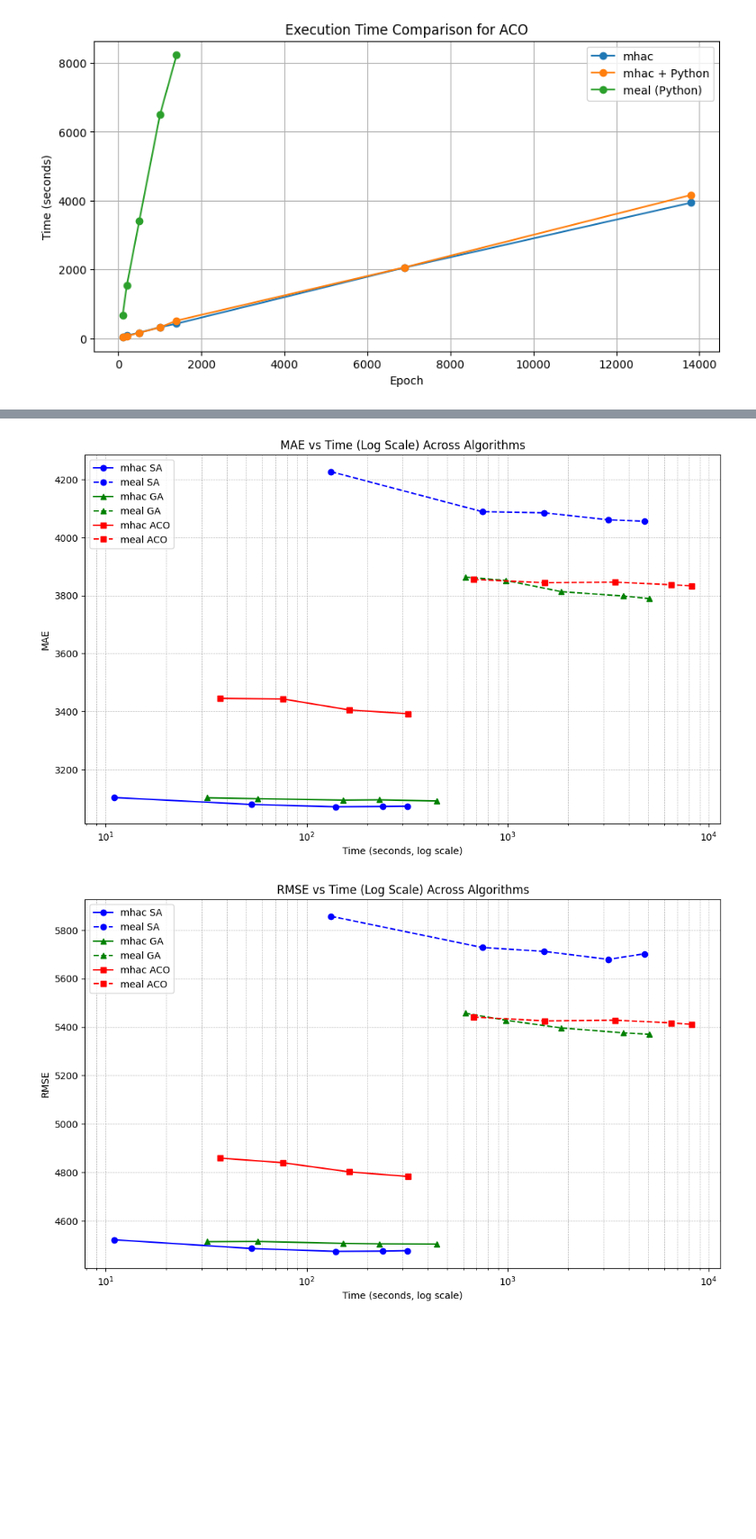
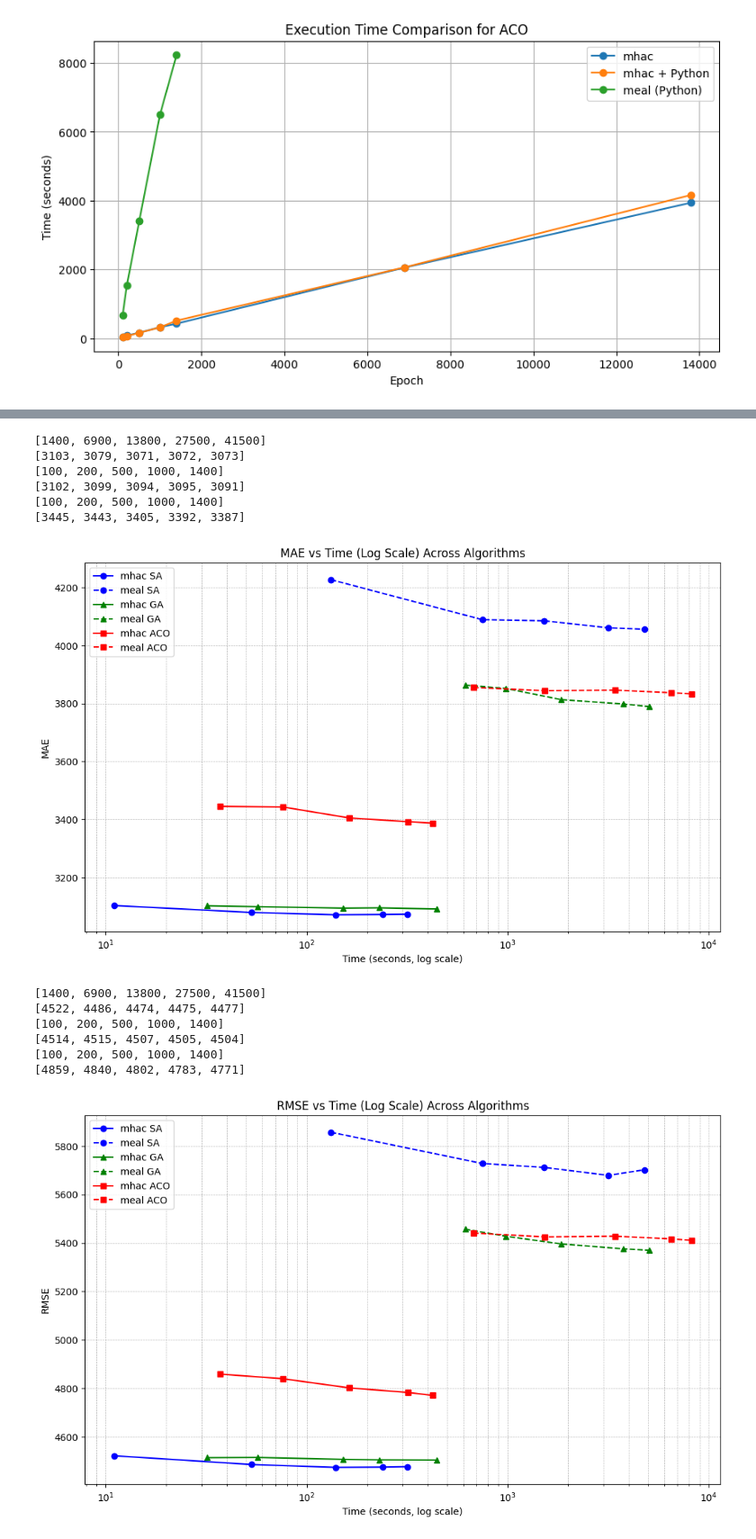
Before and after one commit to raulmarinau/mhac, a Jupyter notebook: experiment/compare_results.ipynb, the cells around one changed output, grey strips where cells are left out. Shown at 90% size. Saved outputs shown, nothing was run; the diff lists cells and outputs as text; code cells hidden in the pictures; blank space fills up the shorter version.

Commit message:
Docs and additional results

```diff
--- a/experiment/compare_results.ipynb
+++ b/experiment/compare_results.ipynb
@@ -422,6 +474,9 @@ def plot_metric_vs_time_log_scale(metric):
         meal_times = []
         meal_metrics = []
 
+        cpp_epochs = [int(epoch.replace('epoch', '')) for epoch in cpp_results[algo_name] if 'mae' in cpp_results[algo_name][epoch]]
+        meal_epochs = [int(epoch.replace('epoch', '')) for epoch in meal_results[algo_name] if 'mae' in meal_results[algo_name][epoch]]
+
         # Collect data for C++
         for epoch, data in cpp_results[algo_name].items():
             if metric in data and 'time' in data:
@@ -434,11 +489,17 @@ def plot_metric_vs_time_log_scale(metric):
                 meal_times.append(data['time'])
                 meal_metrics.append(data[metric])
 
+        print(cpp_epochs)
+        print(cpp_metrics)
+
         # Plotting using a semilogx scale for the time
-        if cpp_metrics and cpp_times:  # Check if data is not empty
+        if cpp_metrics and cpp_times:
+            # plt.semilogx(cpp_epochs, cpp_metrics, label=f'mhac {algo_name}', marker=markers[i], color=colors[i], linestyle='-')
             plt.semilogx(cpp_times, cpp_metrics, label=f'mhac {algo_name}', marker=markers[i], color=colors[i], linestyle='-')
         if meal_metrics and meal_times:
+            # plt.semilogx(meal_epochs, meal_metrics, label=f'meal {algo_name}', marker=markers[i], color=colors[i], linestyle='--')
             plt.semilogx(meal_times, meal_metrics, label=f'meal {algo_name}', marker=markers[i], color=colors[i], linestyle='--')
+
 
     plt.title(f'{metric.upper()} vs Time (Log Scale) Across Algorithms')
     plt.xlabel('Time (seconds, log scale)')
@@ -447,8 +508,20 @@ def plot_metric_vs_time_log_scale(metric):
     plt.grid(True, which='both', linestyle='--', linewidth=0.5)
     plt.show()
 # %%
-for metric in ['mae', 'rmse']:
+for metric in ['mae', 'rmse', 'std_dev']:
     plot_metric_vs_time_log_scale(metric)
 # %% [output]
+[1400, 6900, 13800, 27500, 41500]
+[3103, 3079, 3071, 3072, 3073]
+[100, 200, 500, 1000, 1400]
+[3102, 3099, 3094, 3095, 3091]
+[100, 200, 500, 1000, 1400]
+[3445, 3443, 3405, 3392, 3387]
-[figure, old version]
+[figure, new version]
+[1400, 6900, 13800, 27500, 41500]
+[4522, 4486, 4474, 4475, 4477]
+[100, 200, 500, 1000, 1400]
+[4514, 4515, 4507, 4505, 4504]
+[100, 200, 500, 1000, 1400]
+[4859, 4840, 4802, 4783, 4771]
-[figure, old version]
+[figure, new version]
```
Also changed, not shown: parts of 7 cells of this notebook, 2 other files.
